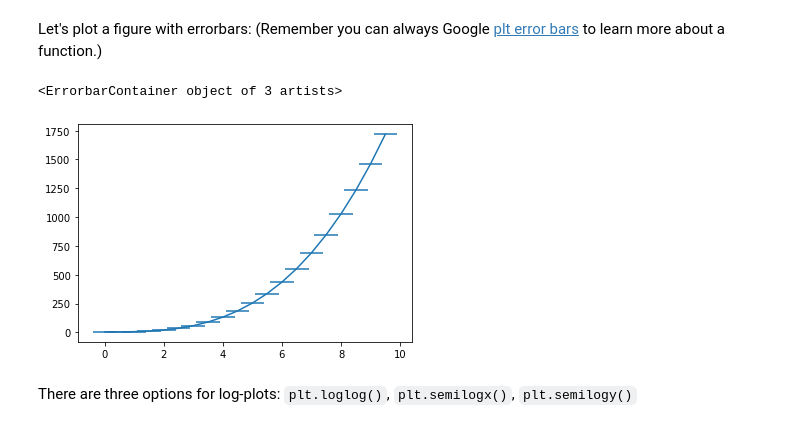
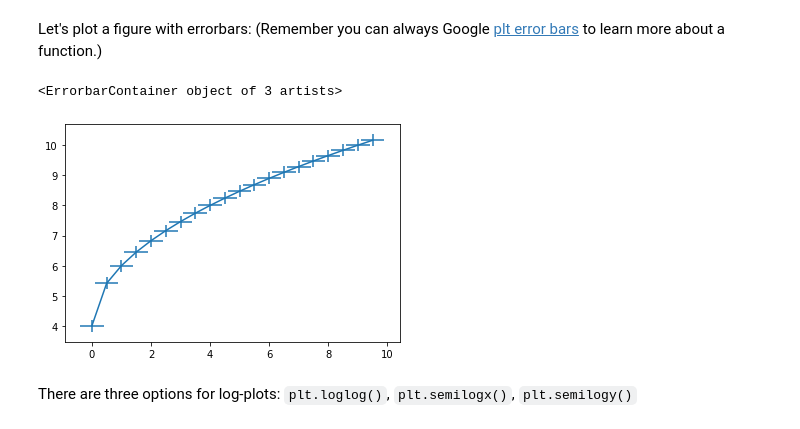
Before and after one commit to simonlowry1/Astro3190_Lowry, a Jupyter notebook: lessons/06-plotting_Lowry.ipynb, the cells around one changed output. Cells and saved outputs as stored; diff of their text form; code cells hidden in the pictures.

```diff
--- a/lessons/06-plotting_Lowry.ipynb
+++ b/lessons/06-plotting_Lowry.ipynb
@@ -90,17 +90,17 @@ Let's plot a figure with errorbars: (Remember you can always Google [plt error b
 # %%
 # Plotting y = x^3
 q = np.arange(0,10,0.5)
-r = 2 * q ** 3 + 4
+r = 2 * q ** 0.5 + 4
 
 # Testing errorbars
 q_errors = 0.2
 r_errors = 0.4
 
 # Call errorbar function
 plt.errorbar(q , r , q_errors , r_errors)
 # %% [output]
 <ErrorbarContainer object of 3 artists>
-[figure, old version]
+[figure, new version]
 # %% [markdown]
 There are three options for log-plots: `plt.loglog()`, `plt.semilogx()`, `plt.semilogy()`
 # %%
```
Also changed, not shown: parts of 12 cells of this notebook, 3 other files.
